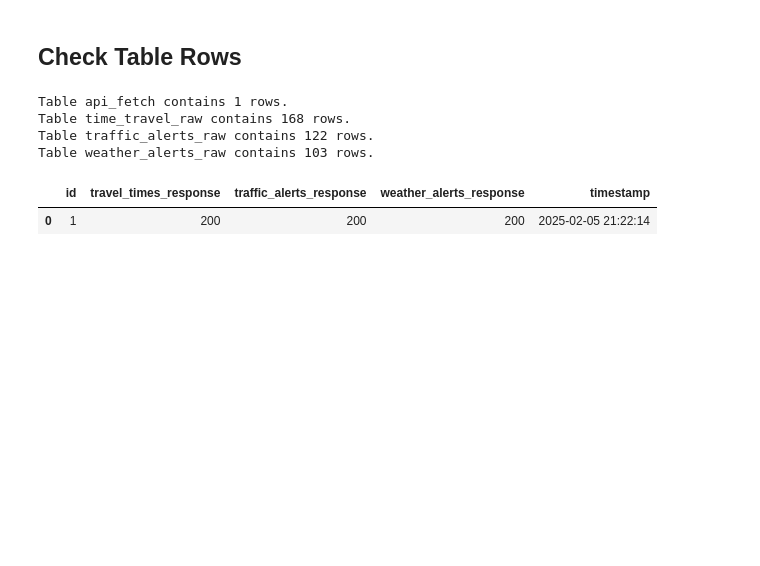
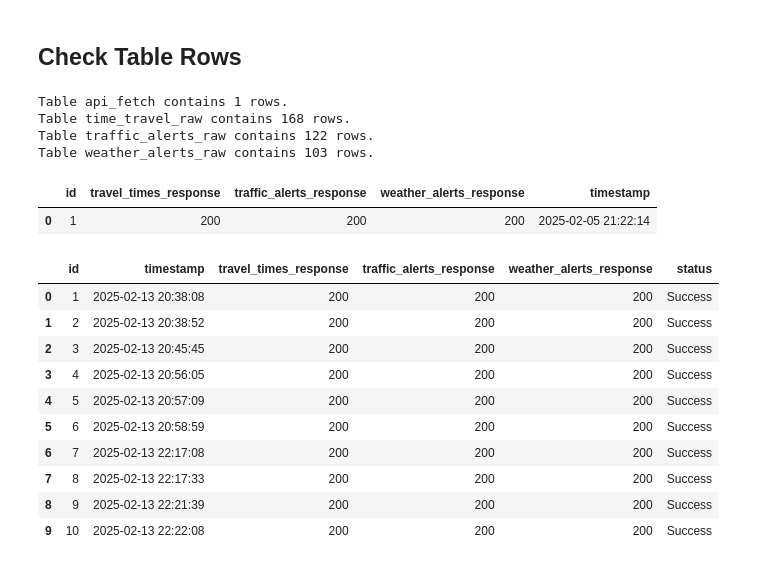
Before and after one commit to junclemente/ads507-finalproject, a Jupyter notebook: db_management/get_table_data.ipynb, the cells around one changed output. Drawn from its saved outputs; the diff is of its cells as text; code cells hidden in the pictures; blank space fills up the shorter version.

Commit message:
Add api_fetch_hist display

```diff
--- a/db_management/get_table_data.ipynb
+++ b/db_management/get_table_data.ipynb
@@ -79,6 +79,21 @@ df.head(10)
 # %% [output]
 |  | id | travel_times_response | traffic_alerts_response | weather_alerts_response | timestamp |
 | 0 | 1 | 200 | 200 | 200 | 2025-02-05 21:22:14 |
+# %%
+df = display_table_contents("api_fetch_hist")
+df.head(10)
+# %% [output]
+|  | id | timestamp | travel_times_response | traffic_alerts_response | weather_alerts_response | status |
+| 0 | 1 | 2025-02-13 20:38:08 | 200 | 200 | 200 | Success |
+| 1 | 2 | 2025-02-13 20:38:52 | 200 | 200 | 200 | Success |
+| 2 | 3 | 2025-02-13 20:45:45 | 200 | 200 | 200 | Success |
+| 3 | 4 | 2025-02-13 20:56:05 | 200 | 200 | 200 | Success |
+| 4 | 5 | 2025-02-13 20:57:09 | 200 | 200 | 200 | Success |
+| 5 | 6 | 2025-02-13 20:58:59 | 200 | 200 | 200 | Success |
+| 6 | 7 | 2025-02-13 22:17:08 | 200 | 200 | 200 | Success |
+| 7 | 8 | 2025-02-13 22:17:33 | 200 | 200 | 200 | Success |
+| 8 | 9 | 2025-02-13 22:21:39 | 200 | 200 | 200 | Success |
+| 9 | 10 | 2025-02-13 22:22:08 | 200 | 200 | 200 | Success |
 # %%
 df = display_table_contents("time_travel_raw")
 df.head(10)
```
Also changed, not shown: parts of 1 cell of this notebook.
